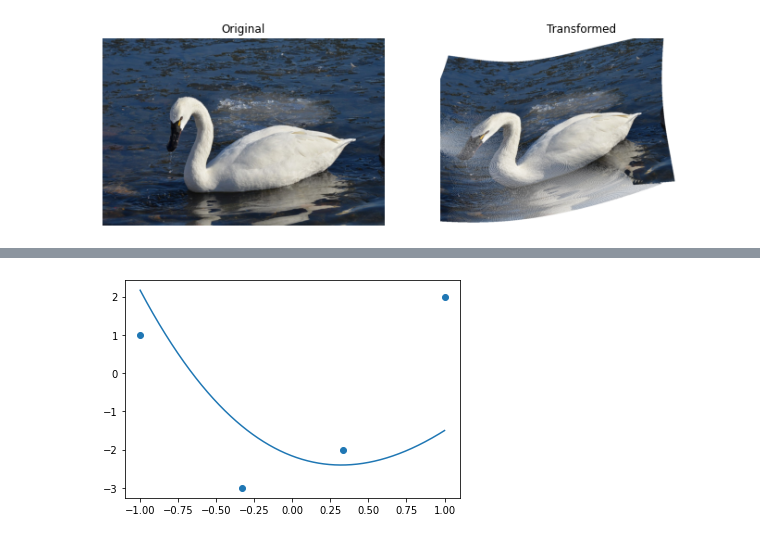
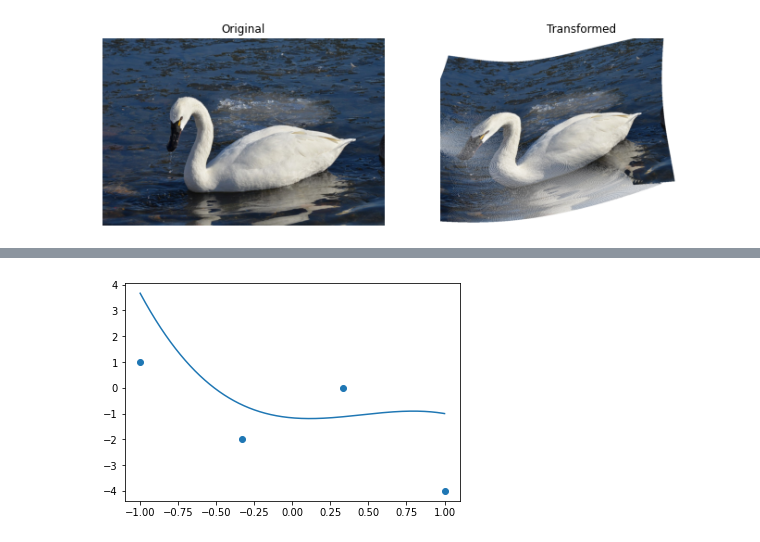
Before and after one commit to ForeverHaibara/Fudan-Courses, a Jupyter notebook: 图像处理与数据可视化/12 空间变换.ipynb, the cells around one changed output, grey strips where cells are left out. Cells and saved outputs as stored; diff of their text form; code cells hidden in the pictures.

```diff
--- a/图像处理与数据可视化/12 空间变换.ipynb
+++ b/图像处理与数据可视化/12 空间变换.ipynb
@@ -120,12 +135,12 @@ $$
 # %%
 import numpy as np
 from matplotlib import pyplot as plt
-y = [1,-3,-2,2]
+y = [1,-2,0,-4]
 l, r = -1, 1
 x = np.linspace(l, r, 1000)
 f = ((1-x)**3*y[0] + (3*x**3-6*x*x+4)*y[1] + ((x*x+x-x**3)*3+1)*y[2] + x**3*y[3])/6
 plt.plot(x, f)
 plt.scatter(np.linspace(l, r, 4), y)
 plt.show()
 # %% [output]
-[figure, old version]
+[figure, new version]
```
Also changed, not shown: parts of 6 cells of this notebook, 1 other file.
